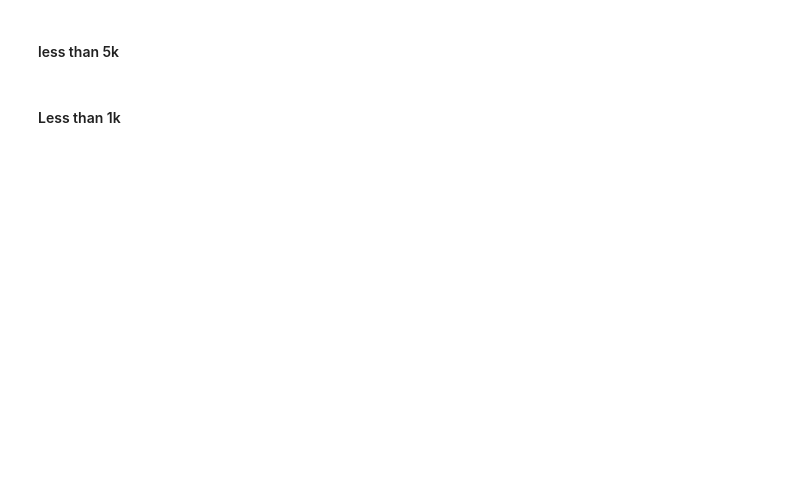
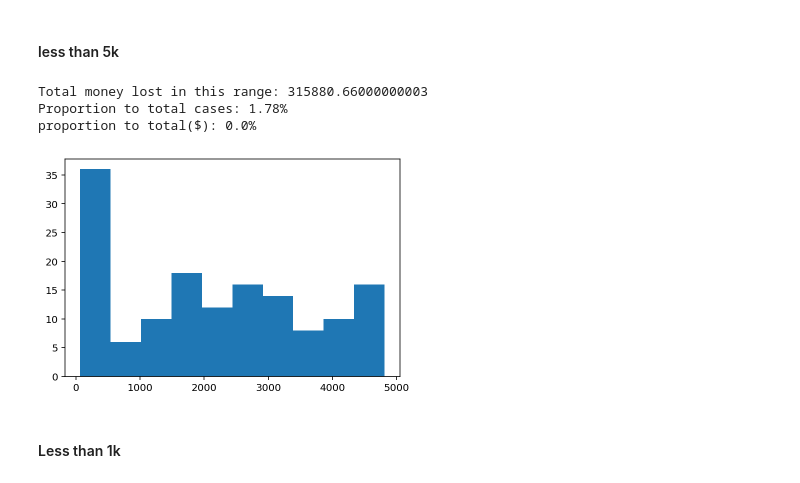
Before and after one commit to DigitalBuddha42/credit_card_fraud_detection, a Jupyter notebook: fraud_analysis.ipynb, the cells around one changed output. Drawn from its saved outputs; the diff is of its cells as text; code cells hidden in the pictures; blank space fills up the shorter version.

```diff
--- a/fraud_analysis.ipynb
+++ b/fraud_analysis.ipynb
@@ -309,12 +300,20 @@ proportion to total($): 0.61%
 # %% [markdown]
 #### less than 5k
 # %%
-# majority_amt5 = fraud_amt.loc[(fraud_amt['amount'] < 5000)]
-# plt.hist(majority_amt5['amount'])
-# money_lost = majority_amt5['amount'].sum()
-# proportion = round((money_lost/total_lost*100),2)
-# print(f"Total money lost in this range: {money_lost}")
-# print(f"proportion to total: {proportion}%")
+majority_amt5 = fraud_amt.loc[(fraud_amt['amount'] < 5000)]
+plt.hist(majority_amt5['amount'])
+money_lost = majority_amt5['amount'].sum()
+cases5 = majority_amt5['isFraud'].sum()*100
+proportion_cases = round((cases5/total_cases),2)
+proportion = round((money_lost/total_lost*100),2)
+print(f"Total money lost in this range: {money_lost}")
+print(f"Proportion to total cases: {proportion_cases}%")
+print(f"proportion to total($): {proportion}%")
+# %% [output]
+Total money lost in this range: 315880.66000000003
+Proportion to total cases: 1.78%
+proportion to total($): 0.0%
+[figure, added]
 # %% [markdown]
 #### Less than 1k
 # %%
```
Also changed, not shown: parts of 16 cells of this notebook.
